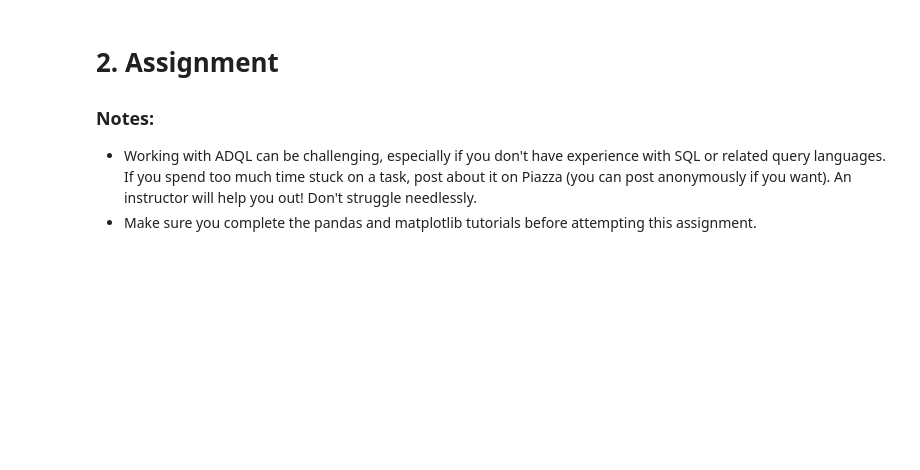
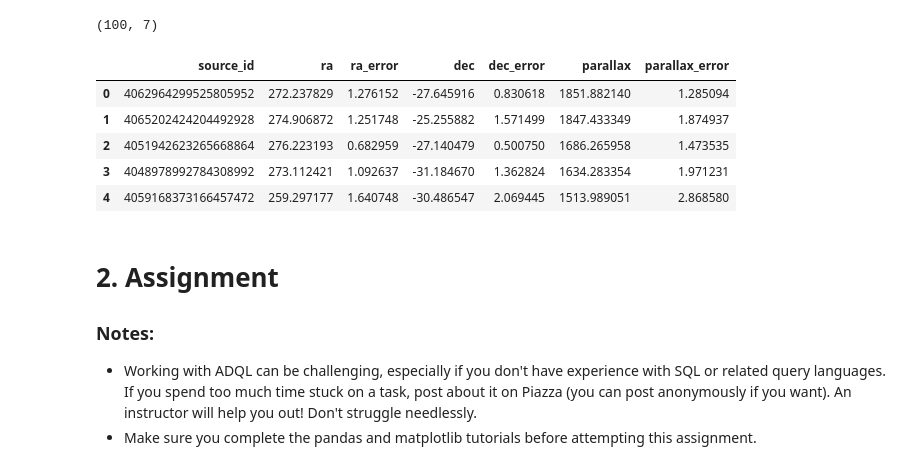
Before and after one commit to howardisaacson/Intro-to-Astro-2021, a Jupyter notebook: Week3_gaia_exoplanet_archive/GaiaTutorialAssignment.ipynb, the cells around one changed output. Cells and saved outputs as stored; diff of their text form; code cells hidden in the pictures; blank space fills up the shorter version.

```diff
--- a/Week3_gaia_exoplanet_archive/GaiaTutorialAssignment.ipynb
+++ b/Week3_gaia_exoplanet_archive/GaiaTutorialAssignment.ipynb
@@ -196,3 +241,16 @@ closest
+# %%
+#Let's take a look at what this data looks like!
+closest100 = pd.read_csv('data/closest100_result.csv')
+print(closest100.shape)
+closest100.head()
+# %% [output]
+(100, 7)
+|  | source_id | ra | ra_error | dec | dec_error | parallax | parallax_error |
+| 0 | 4062964299525805952 | 272.237829 | 1.276152 | -27.645916 | 0.830618 | 1851.882140 | 1.285094 |
+| 1 | 4065202424204492928 | 274.906872 | 1.251748 | -25.255882 | 1.571499 | 1847.433349 | 1.874937 |
+| 2 | 4051942623265668864 | 276.223193 | 0.682959 | -27.140479 | 0.500750 | 1686.265958 | 1.473535 |
+| 3 | 4048978992784308992 | 273.112421 | 1.092637 | -31.184670 | 1.362824 | 1634.283354 | 1.971231 |
+| 4 | 4059168373166457472 | 259.297177 | 1.640748 | -30.486547 | 2.069445 | 1513.989051 | 2.868580 |
 # %% [markdown]
 # 2. Assignment
 
```
Also changed, not shown: parts of 47 cells of this notebook.
